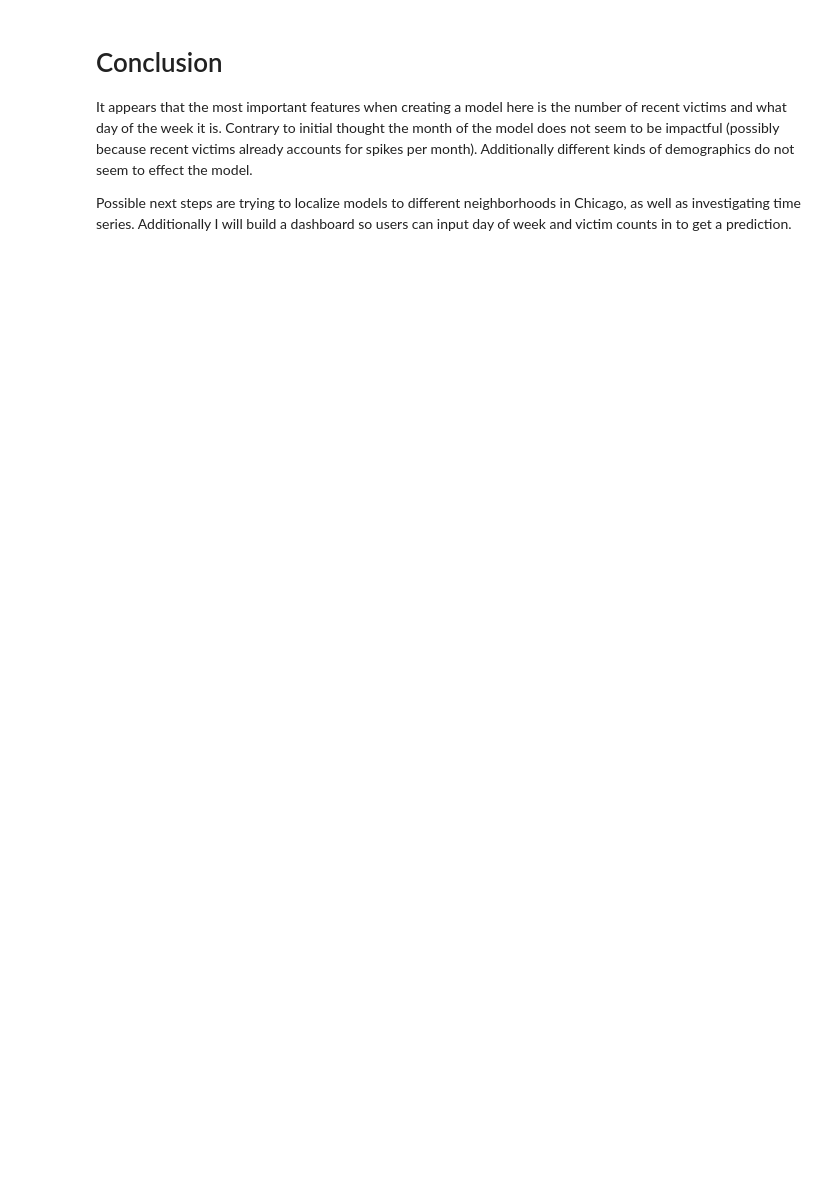
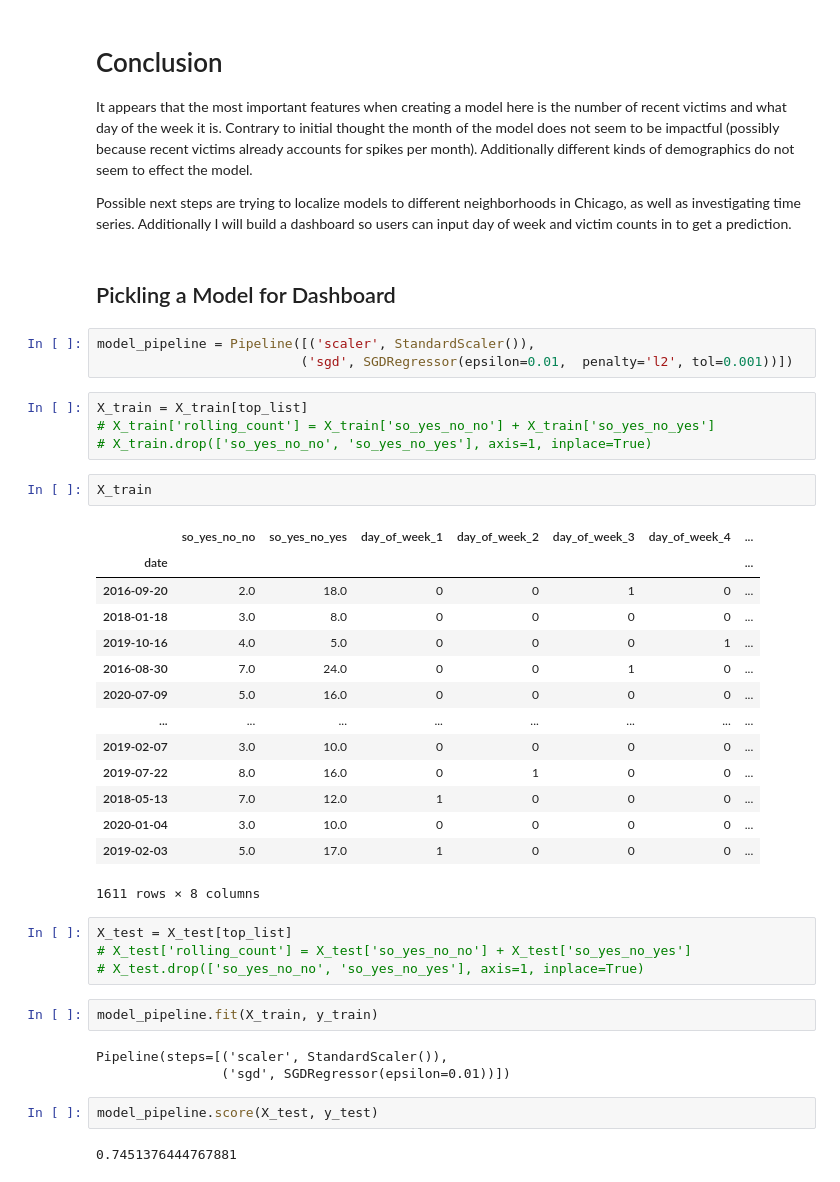
Before and after one commit to GeorgeFerre/chicago_violent_crime, a Jupyter notebook: Regression_Models.ipynb, the cells around one changed output. Cells and saved outputs as stored; diff of their text form; blank space fills up the shorter version.

```diff
--- a/Regression_Models.ipynb
+++ b/Regression_Models.ipynb
@@ -632,3 +656,42 @@ sns.regplot(x=preds, y=yte_top).set_title('Predictions vs Test Results');
 It appears that the most important features when creating a model here is the number of recent victims and what day of the week it is. Contrary to initial thought the month of the model does not seem to be impactful (possibly because recent victims already accounts for spikes per month). Additionally different kinds of demographics do not seem to effect the model.
 
 Possible next steps are trying to localize models to different neighborhoods in Chicago, as well as investigating time series. Additionally I will build a dashboard so users can input day of week and victim counts in to get a prediction.
+# %% [markdown]
+## Pickling a Model for Dashboard
+# %%
+model_pipeline = Pipeline([('scaler', StandardScaler()),
+                          ('sgd', SGDRegressor(epsilon=0.01,  penalty='l2', tol=0.001))])
+# %%
+X_train = X_train[top_list]
+# X_train['rolling_count'] = X_train['so_yes_no_no'] + X_train['so_yes_no_yes']
+# X_train.drop(['so_yes_no_no', 'so_yes_no_yes'], axis=1, inplace=True)
+# %%
+X_train
+# %% [output]
+|  | so_yes_no_no | so_yes_no_yes | day_of_week_1 | day_of_week_2 | day_of_week_3 | day_of_week_4 | ... |
+| date |  |  |  |  |  |  | ... |
+| 2016-09-20 | 2.0 | 18.0 | 0 | 0 | 1 | 0 | ... |
+| 2018-01-18 | 3.0 | 8.0 | 0 | 0 | 0 | 0 | ... |
+| 2019-10-16 | 4.0 | 5.0 | 0 | 0 | 0 | 1 | ... |
+| 2016-08-30 | 7.0 | 24.0 | 0 | 0 | 1 | 0 | ... |
+| 2020-07-09 | 5.0 | 16.0 | 0 | 0 | 0 | 0 | ... |
+| ... | ... | ... | ... | ... | ... | ... | ... |
+| 2019-02-07 | 3.0 | 10.0 | 0 | 0 | 0 | 0 | ... |
+| 2019-07-22 | 8.0 | 16.0 | 0 | 1 | 0 | 0 | ... |
+| 2018-05-13 | 7.0 | 12.0 | 1 | 0 | 0 | 0 | ... |
+| 2020-01-04 | 3.0 | 10.0 | 0 | 0 | 0 | 0 | ... |
+| 2019-02-03 | 5.0 | 17.0 | 1 | 0 | 0 | 0 | ... |
+1611 rows × 8 columns
+# %%
+X_test = X_test[top_list]
+# X_test['rolling_count'] = X_test['so_yes_no_no'] + X_test['so_yes_no_yes']
+# X_test.drop(['so_yes_no_no', 'so_yes_no_yes'], axis=1, inplace=True)
+# %%
+model_pipeline.fit(X_train, y_train)
+# %% [output]
+Pipeline(steps=[('scaler', StandardScaler()),
+                ('sgd', SGDRegressor(epsilon=0.01))])
+# %%
+model_pipeline.score(X_test, y_test)
+# %% [output]
+0.7451376444767881
```
Also changed, not shown: parts of 22 cells of this notebook.
